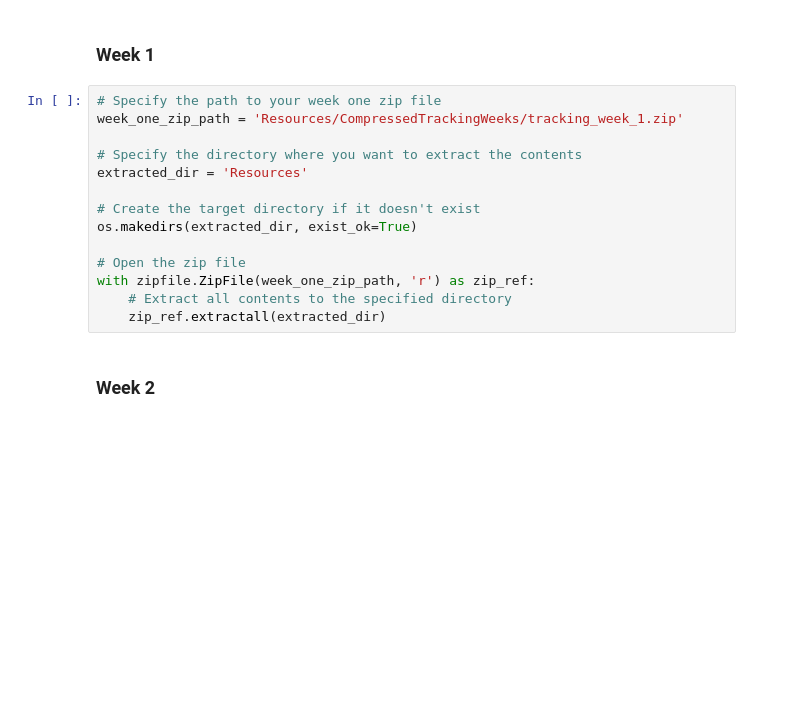
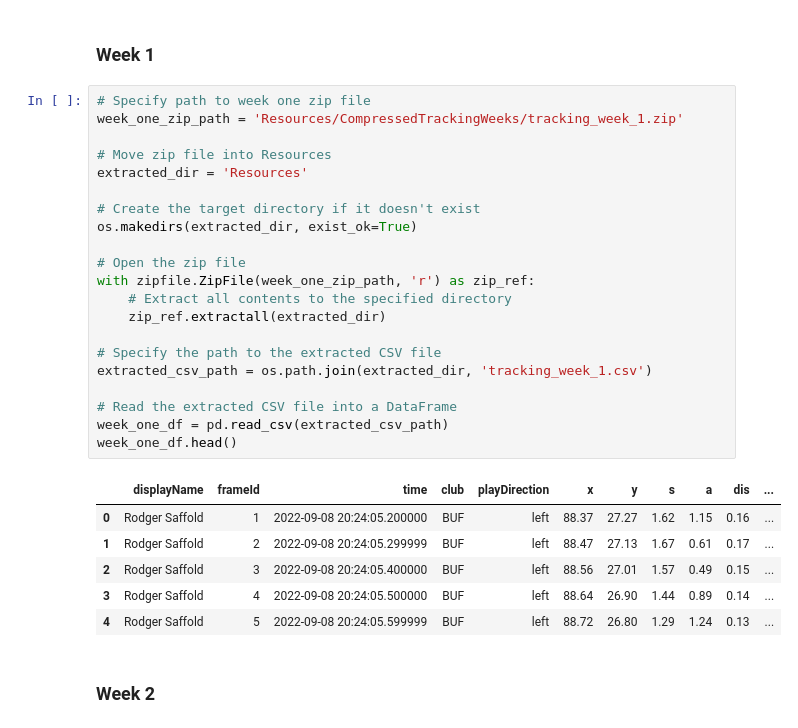
Before and after one commit to aclima88/NFL_BigDataBowl, a Jupyter notebook: TrackingWeeksCleanUp.ipynb, the cells around one changed output. Saved outputs shown, nothing was run; the diff lists cells and outputs as text; blank space fills up the shorter version.

```diff
--- a/TrackingWeeksCleanUp.ipynb
+++ b/TrackingWeeksCleanUp.ipynb
@@ -13,19 +13,33 @@ import os
 # %% [markdown]
 ### Week 1
 # %%
-# Specify the path to your week one zip file
+# Specify path to week one zip file
 week_one_zip_path = 'Resources/CompressedTrackingWeeks/tracking_week_1.zip'
 
-# Specify the directory where you want to extract the contents
+# Move zip file into Resources
 extracted_dir = 'Resources'
 
 # Create the target directory if it doesn't exist
 os.makedirs(extracted_dir, exist_ok=True)
 
 # Open the zip file
 with zipfile.ZipFile(week_one_zip_path, 'r') as zip_ref:
     # Extract all contents to the specified directory
     zip_ref.extractall(extracted_dir)
+
+# Specify the path to the extracted CSV file
+extracted_csv_path = os.path.join(extracted_dir, 'tracking_week_1.csv')
+
+# Read the extracted CSV file into a DataFrame
+week_one_df = pd.read_csv(extracted_csv_path)
+week_one_df.head()
+# %% [output]
+|  | displayName | frameId | time | club | playDirection | x | y | s | a | dis | ... |
+| 0 | Rodger Saffold | 1 | 2022-09-08 20:24:05.200000 | BUF | left | 88.37 | 27.27 | 1.62 | 1.15 | 0.16 | ... |
+| 1 | Rodger Saffold | 2 | 2022-09-08 20:24:05.299999 | BUF | left | 88.47 | 27.13 | 1.67 | 0.61 | 0.17 | ... |
+| 2 | Rodger Saffold | 3 | 2022-09-08 20:24:05.400000 | BUF | left | 88.56 | 27.01 | 1.57 | 0.49 | 0.15 | ... |
+| 3 | Rodger Saffold | 4 | 2022-09-08 20:24:05.500000 | BUF | left | 88.64 | 26.90 | 1.44 | 0.89 | 0.14 | ... |
+| 4 | Rodger Saffold | 5 | 2022-09-08 20:24:05.599999 | BUF | left | 88.72 | 26.80 | 1.29 | 1.24 | 0.13 | ... |
 # %% [markdown]
 ### Week 2
 # %%
```
Also changed, not shown: parts of 10 cells of this notebook.
